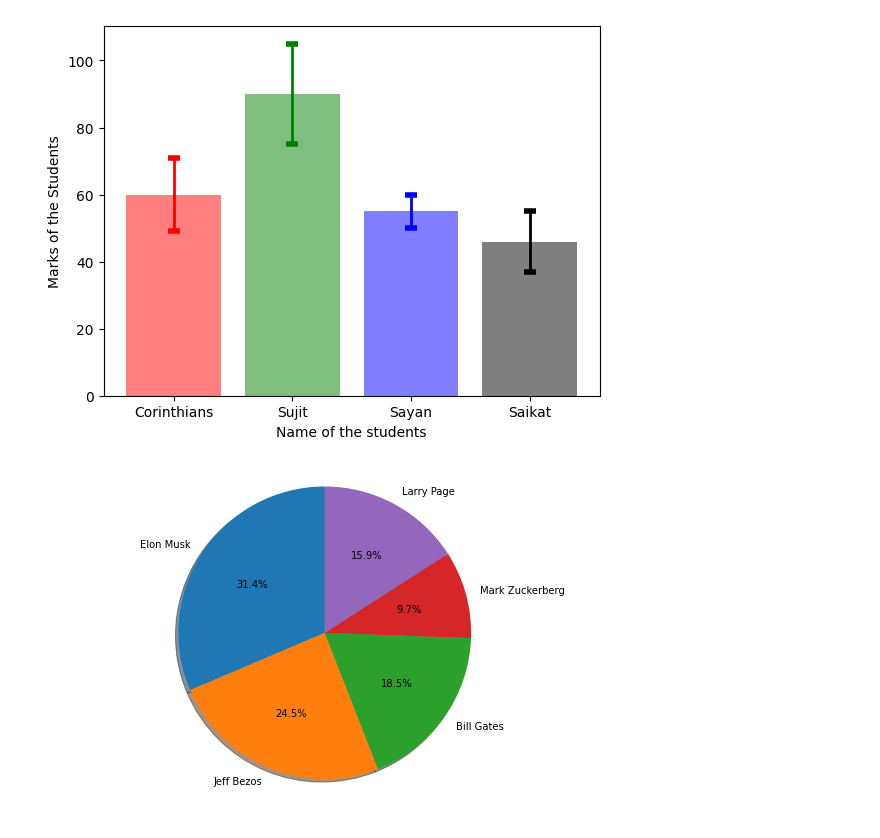
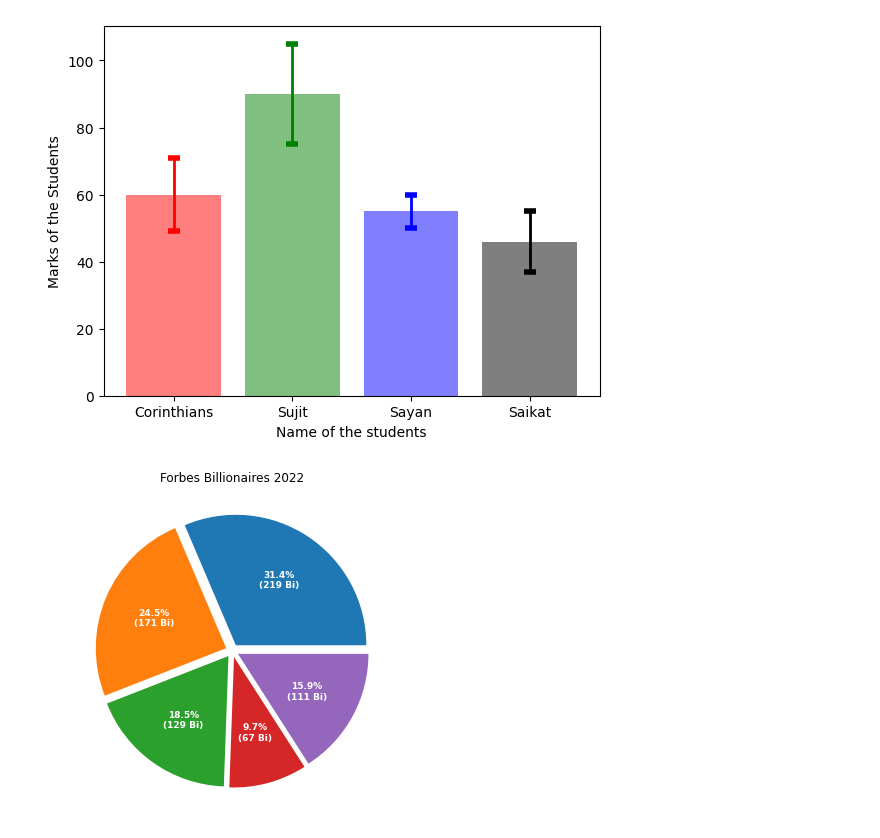
Before and after one commit to SperandioR/SperandioR, a Jupyter notebook: SI Python/projeto_octa.ipynb, the cells around one changed output. Saved outputs shown, nothing was run; the diff lists cells and outputs as text; code cells hidden in the pictures.

```diff
--- a/SI Python/projeto_octa.ipynb
+++ b/SI Python/projeto_octa.ipynb
@@ -59,31 +59,35 @@ ax.set_xlabel('Name of the students')
 plt.show()
 # %% [output]
 [figure]
-# %%
-import matplotlib.pyplot as plt
-import numpy as np
-
-labels = ['Elon Musk', 'Jeff Bezos', 'Bill Gates','Mark Zuckerberg', 'Larry Page']
-sizes = [90, 70, 55, 40, 25]
-data = [219.0, 171.0, 129.0, 67.3, 111.0]
-
-# Aqui criamos a área que plotamos o gráfico e definimos seu tamanho
-fig1, ax1 = plt.subplots(figsize=(10, 6),
-        subplot_kw=dict(aspect="equal"))
-# Título do gráfico
-ax.set_title('Forbes billionaires 2022', fontsize=18)
-
-# Criando o gráfico
-ax1.pie(data, labels=labels, autopct='%1.1f%%',
-        shadow=True, startangle=90)
-
-wedges, texts, autotexts = ax.pie(data, autopct=lambda pct: (pct, data),
-                                  textprops=dict(color="w"))
-
-# Com esta opção, o gráfico ficará em círculo
-ax1.axis('equal')
-
-# Mostra o gráfico
-plt.show()
-# %% [output]
-[figure, removed]
+# %%
+# Importando numpy
+import numpy as np
+import matplotlib.pyplot as plt
+# Dados para compor o gráfico
+labels = ['Elon Musk', 'Jeff Bezos', 'Bill Gates','Mark Zuckerberg', 'Larry Page']
+# Definindo a quantidade de cada dado
+data = [219.0, 171.0, 129.0, 67.3, 111.0]
+# Aqui criamos a área que plotamos o gráfico e definimos seu tamanho
+fig, ax = plt.subplots(figsize=(11, 6), subplot_kw=dict(aspect="equal"))
+# Criando o gráfico e colocando a função da legenda interna
+wedges, texts, autotexts = ax.pie(data, labels=labels, autopct=lambda pct: func(pct, data),
+                                  textprops=dict(color="w"), explode=(0.05,0.05,0.05,0.05,0.05))
+# Aqui serão colocados os kg e as porcentagens no gráfico
+def func(pct, allvals):
+    # calc %
+    absolute = int(pct/100.*np.sum(allvals))
+    # fazendo legenda do gráfico com % e kg
+    return "{:.1f}%\n({:d} Bi)".format(pct, absolute)
+
+
+
+# Aqui definimos o tamanho do texto de dentro do gráfico, e o peso da fonte como bold
+plt.setp(autotexts, size=9, weight="bold")
+
+# Título do gráfico
+ax.set_title('Forbes Billionaires 2022')
+
+# Mostrando o gráfico
+plt.show()
+# %% [output]
+[figure, added]
```
